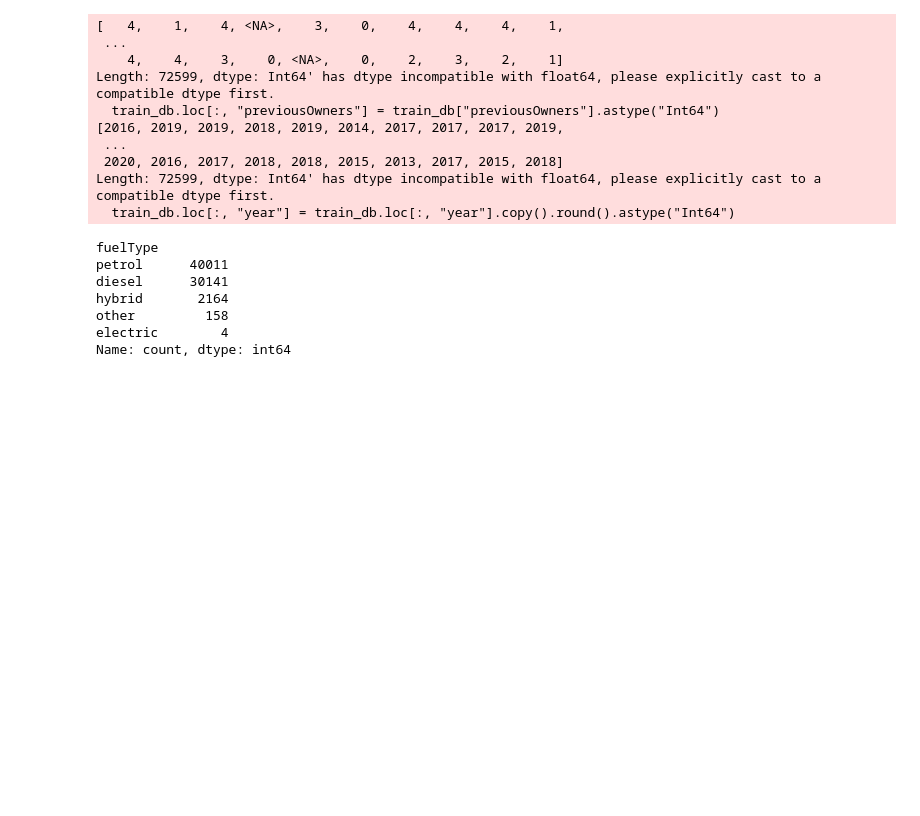
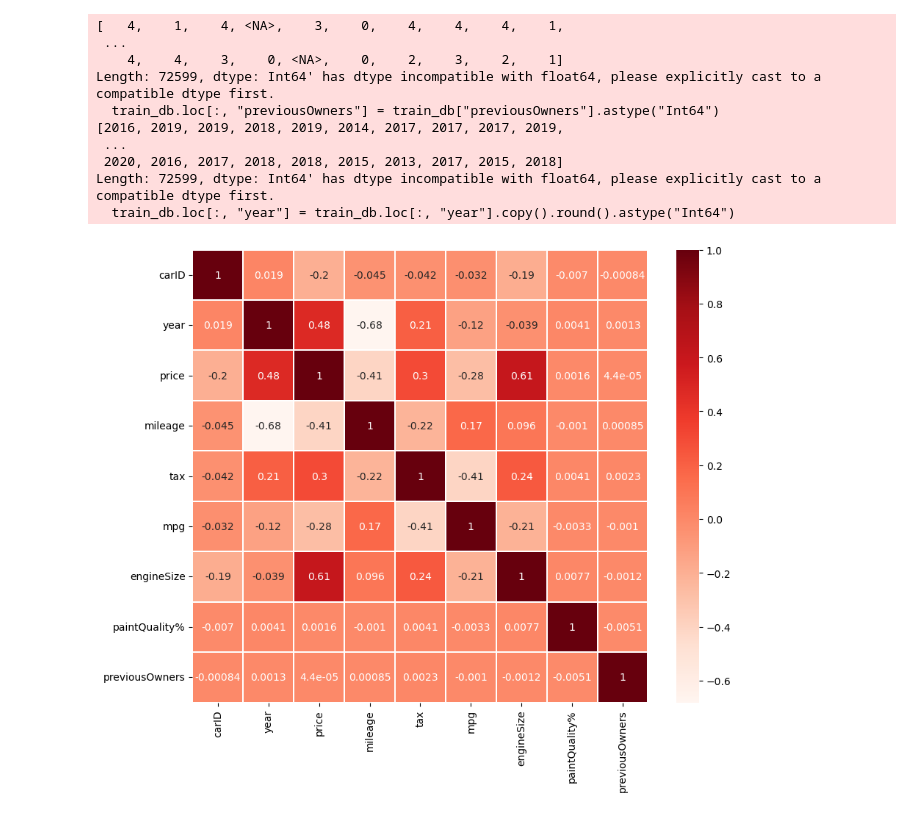
Before and after one commit to rodbarretoteixeira/ProjetoML, a Jupyter notebook: clean.ipynb, the cells around one changed output. Drawn from its saved outputs; the diff is of its cells as text; code cells hidden in the pictures; blank space fills up the shorter version.

```diff
--- a/clean.ipynb
+++ b/clean.ipynb
@@ -838,13 +856,9 @@ train_db["fuelType"] = train_db["fuelType"].transform(lambda x: x.fillna(x.mode(
 
 # Fill numeric columns with mixed helper approach
 train_db = f.fill_NaN_with_mixed(train_db, "year", "model", "mileage")
-train_db = f.fill_NaN_with_mixed(train_db, "year", "model")
 train_db = f.fill_NaN_with_mixed(train_db, "mileage", "model", "year")
-train_db = f.fill_NaN_with_mixed(train_db, "mileage", "model")
 train_db = f.fill_NaN_with_mixed(train_db, "tax", "model", "year")
-train_db = f.fill_NaN_with_mixed(train_db, "tax", "model")
 train_db = f.fill_NaN_with_mixed(train_db, "engineSize", "model", "tax")
-train_db = f.fill_NaN_with_mixed(train_db, "engineSize", "model")
 
 # Fill numeric columns with median
 train_db["paintQuality%"] = train_db["paintQuality%"].transform(lambda x: x.fillna(x.median()))
@@ -874,7 +888,7 @@ dtypes: Int64(2), float64(6), int64(2), object(4)
 memory usage: 8.1+ MB
 # %%
 
-
+"""
 # Drop rows with missing model
 train_db = train_db.dropna(subset=["model"])
 
@@ -926,7 +940,7 @@ idx_to_drop = train_db[(train_db['model'] == 'i3') & (train_db['Brand'].isna())]
 train_db = train_db.drop(idx_to_drop)
 
 # Fill Brands by model
-train_db.loc[:, "Brand"] = train_db.groupby("model")["Brand"].transform(lambda x: x.ffill().bfill())
+train_db.loc[:, "Brand"] = train_db.groupby("model")["Brand"].transform(lambda x: x.ffill().bfill())"""
 # %% [output]
 [   4,    1,    4, <NA>,    3,    0,    4,    4,    4,    1,
  ...
@@ -938,13 +952,19 @@ Length: 72599, dtype: Int64' has dtype incompatible with float64, please explici
  2020, 2016, 2017, 2018, 2018, 2015, 2013, 2017, 2015, 2018]
 Length: 72599, dtype: Int64' has dtype incompatible with float64, please explicitly cast to a compatible dtype first.
   train_db.loc[:, "year"] = train_db.loc[:, "year"].copy().round().astype("Int64")
-# %%
-train_db['fuelType'].value_counts()
-# %% [output]
-fuelType
-petrol      40011
-diesel      30141
-hybrid       2164
-other         158
-electric        4
-Name: count, dtype: int64
+# %%
+# Remove rows with missing values
+temp = train_db.dropna()
+
+# Select numerical columns for correlation analysis
+corr_data = temp.select_dtypes(include=["number"])
+
+# Compute the Pearson correlation matrix
+correlation_matrix = corr_data.corr(method="pearson")
+
+# Plot the correlation heatmap
+plt.figure(figsize=(10, 8))
+sns.heatmap(correlation_matrix, annot=True, cmap = plt.cm.Reds, linewidths=0.1)
+plt.show()
+# %% [output]
+[figure, added]
```
Also changed, not shown: parts of 26 cells of this notebook, 1 other file.
